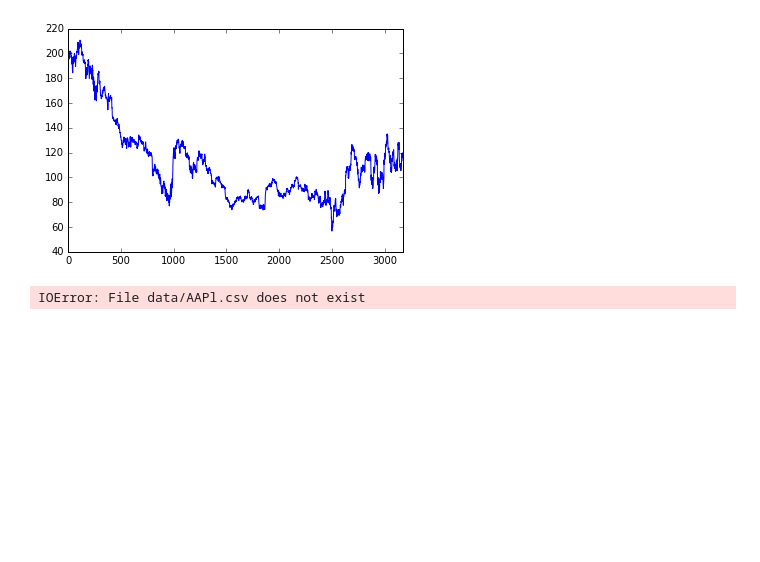
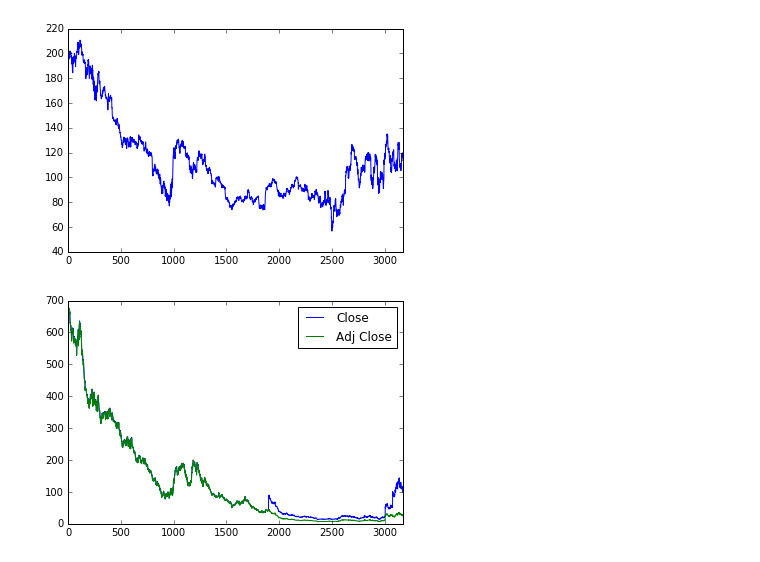
Before and after one commit to JeffreyJackovich/machine-learning-for-trading, a Jupyter notebook: Part 1-manipulating_financial_data_in_python/1_reading_and_plotting.ipynb, the cells around one changed output. Saved outputs shown, nothing was run; the diff lists cells and outputs as text; code cells hidden in the pictures; blank space fills up the shorter version.

```diff
--- a/Part 1-manipulating_financial_data_in_python/1_reading_and_plotting.ipynb
+++ b/Part 1-manipulating_financial_data_in_python/1_reading_and_plotting.ipynb
@@ -86,13 +86,13 @@ if __name__ == "__main__":
 # %%
 import matplotlib.pyplot as plt
 
 def test_run():
-    df = pd.read_csv("data/AAPl.csv")
+    df = pd.read_csv("data/AAPL.csv")
     #print df['Adj Close']
     df[['Close', 'Adj Close']].plot()  # plot Close and Adj close AAPl prices
     plt.show()
 
 if __name__ == "__main__":
     test_run()
 # %% [output]
-IOError: File data/AAPl.csv does not exist
+[figure, added]
```
Also changed, not shown: 2 other files.
